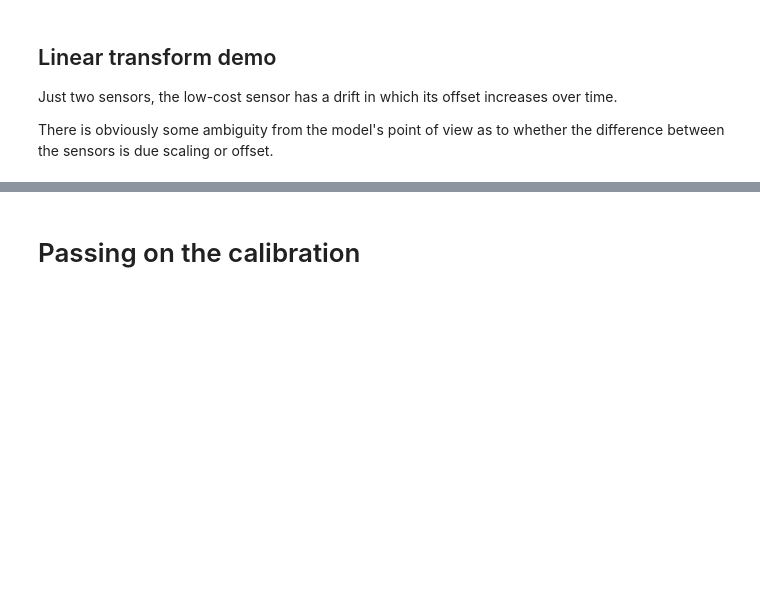
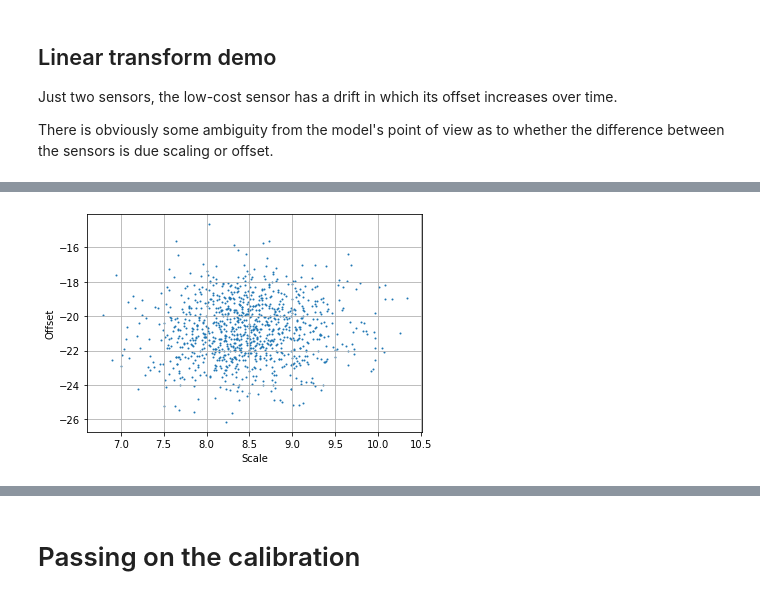
Before and after one commit to lionfish0/calibration, a Jupyter notebook: jupyter/Demo.ipynb, the cells around one changed output, grey strips where cells are left out. Cells and saved outputs as stored; diff of their text form; code cells hidden in the pictures; blank space fills up the shorter version.

```diff
--- a/jupyter/Demo.ipynb
+++ b/jupyter/Demo.ipynb
@@ -285,0 +292,7 @@ for si,refs in enumerate(refsensor):
+# %%
+plt.scatter(scales[10,:]*10,offsets[10,:],1)
+plt.xlabel('Scale')
+plt.ylabel('Offset')
+plt.grid()
+# %% [output]
+[figure, added]
```
Also changed, not shown: parts of 18 cells of this notebook, 2 other files.
